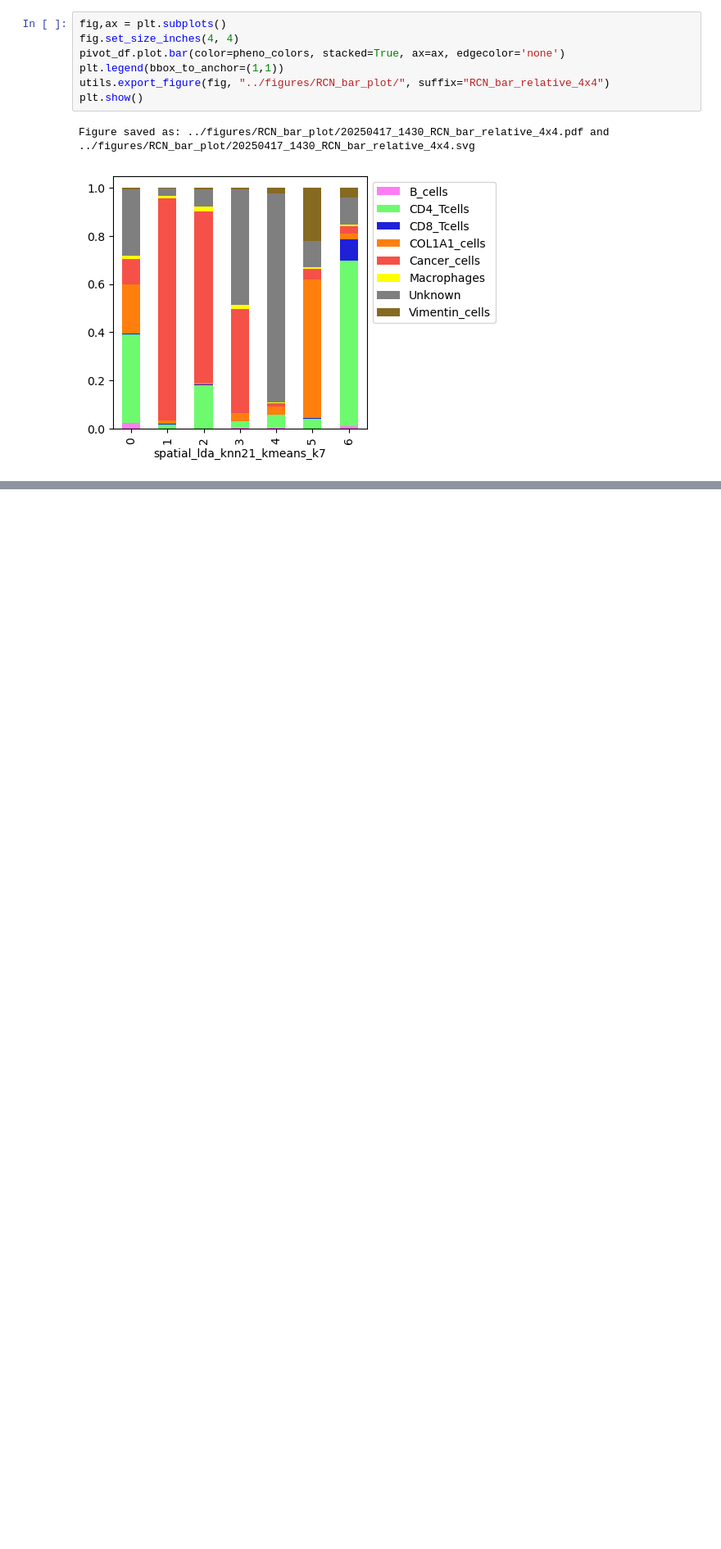
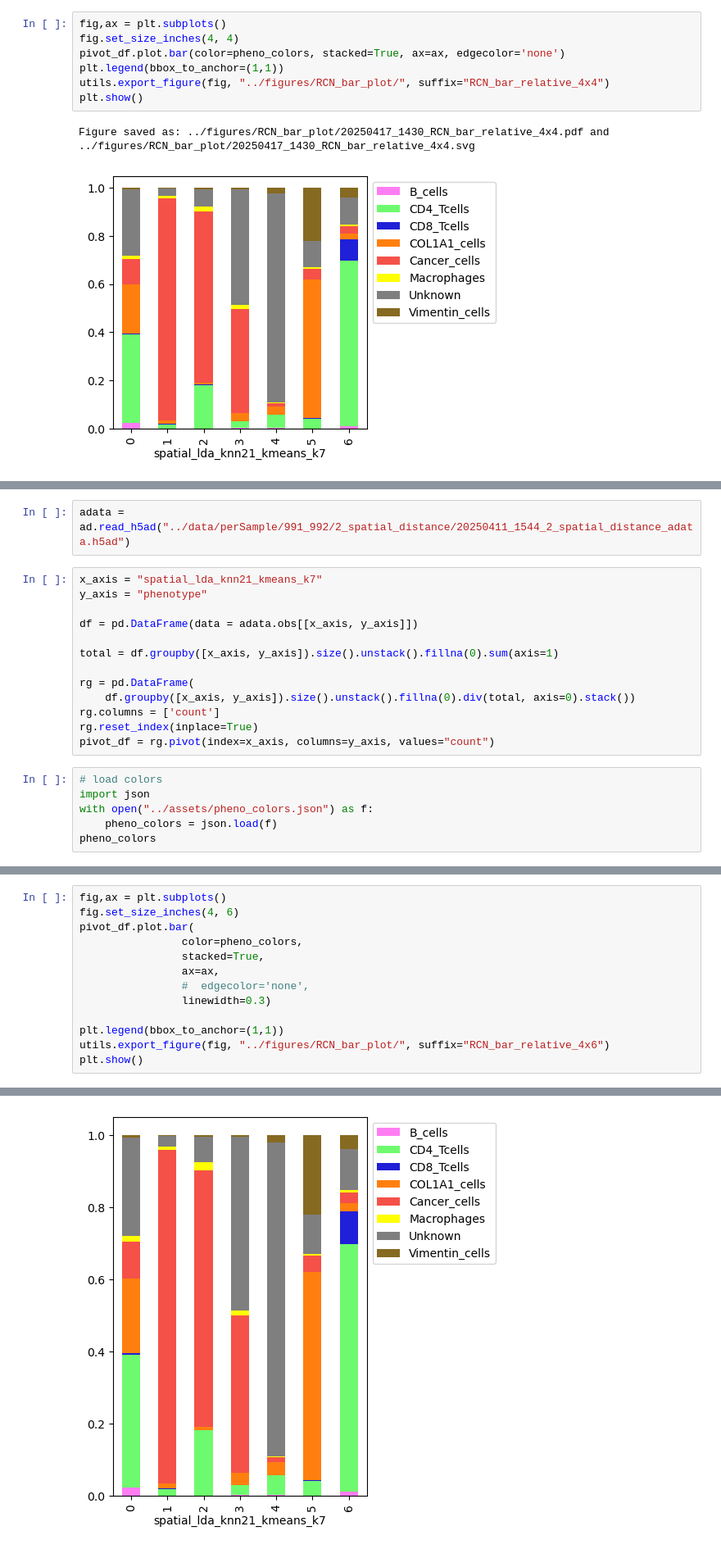
Before and after one commit to josenimo/P26_DA, a Jupyter notebook: nbs/4_CellularNeighborhoods_991_992.ipynb, the cells around one changed output, grey strips where cells are left out. Shown at 82% size. Drawn from its saved outputs; the diff is of its cells as text; blank space fills up the shorter version.

Commit message:
export barplot RCN

```diff
--- a/nbs/4_CellularNeighborhoods_991_992.ipynb
+++ b/nbs/4_CellularNeighborhoods_991_992.ipynb
@@ -673,0 +676,21 @@ Figure saved as: ../figures/RCN_bar_plot/20250417_1430_RCN_bar_relative_4x4.pdf
+# %%
+adata = ad.read_h5ad("../data/perSample/991_992/2_spatial_distance/20250411_1544_2_spatial_distance_adata.h5ad")
+# %%
+x_axis = "spatial_lda_knn21_kmeans_k7"
+y_axis = "phenotype"
+
+df = pd.DataFrame(data = adata.obs[[x_axis, y_axis]])
+
+total = df.groupby([x_axis, y_axis]).size().unstack().fillna(0).sum(axis=1)
+
+rg = pd.DataFrame(
+    df.groupby([x_axis, y_axis]).size().unstack().fillna(0).div(total, axis=0).stack())
+rg.columns = ['count']
+rg.reset_index(inplace=True)
+pivot_df = rg.pivot(index=x_axis, columns=y_axis, values="count")
+# %%
+# load colors
+import json
+with open("../assets/pheno_colors.json") as f:
+    pheno_colors = json.load(f)
+pheno_colors
@@ -673,0 +706,14 @@ Figure saved as: ../figures/RCN_bar_plot/20250417_1430_RCN_bar_relative_4x4.pdf
+# %%
+fig,ax = plt.subplots()
+fig.set_size_inches(4, 6)
+pivot_df.plot.bar(
+                color=pheno_colors,
+                stacked=True,
+                ax=ax,
+                #  edgecolor='none',
+                linewidth=0.3)
+
+plt.legend(bbox_to_anchor=(1,1))
+utils.export_figure(fig, "../figures/RCN_bar_plot/", suffix="RCN_bar_relative_4x6")
+plt.show()
+# %% [output]
@@ -673,0 +721 @@ Figure saved as: ../figures/RCN_bar_plot/20250417_1430_RCN_bar_relative_4x4.pdf
+[figure, added]
```
Also changed, not shown: parts of 4 cells of this notebook, 2 other files.
